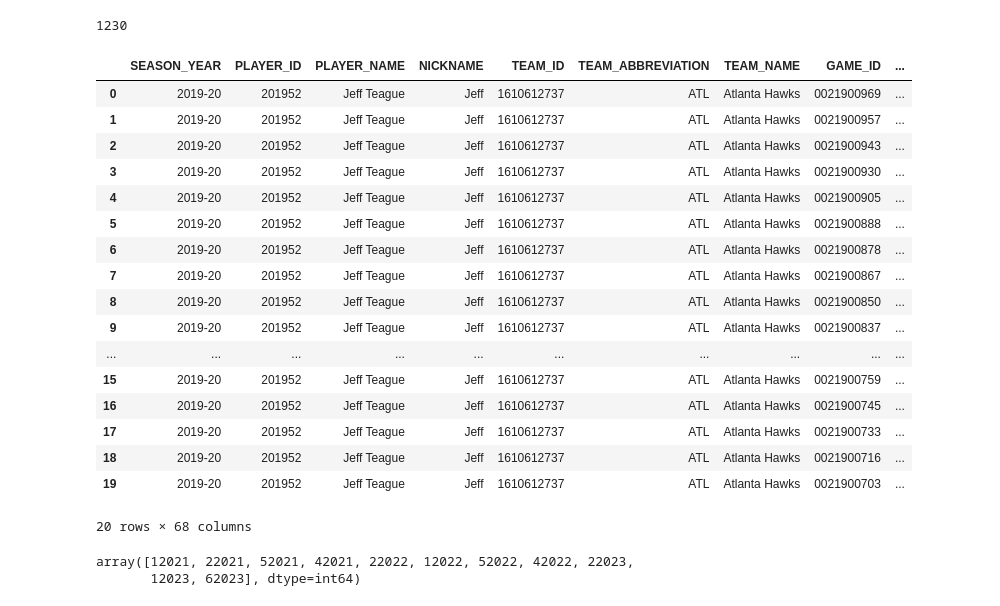
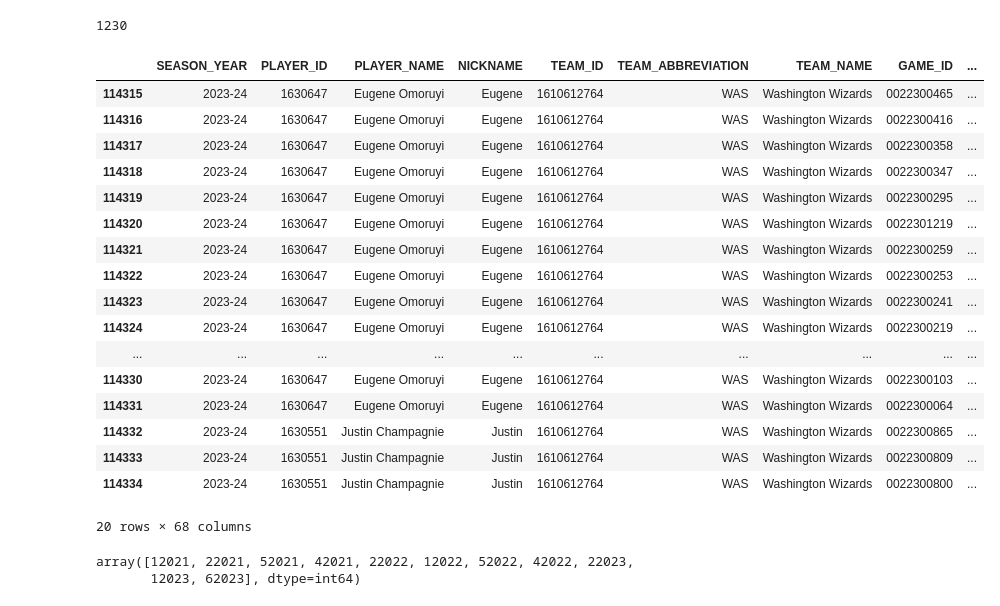
Before and after one commit to stevenworthington/sports_betting, a Jupyter notebook: code/data_processing/03i_Feature_Engineering_PlayerStats.ipynb, the cells around one changed output. Drawn from its saved outputs; the diff is of its cells as text; code cells hidden in the pictures.

```diff
--- a/code/data_processing/03i_Feature_Engineering_PlayerStats.ipynb
+++ b/code/data_processing/03i_Feature_Engineering_PlayerStats.ipynb
@@ -226,23 +210,23 @@ len(all_seasons_logs_df[all_seasons_logs_df['SEASON_YEAR'] == '2022-23']['GAME_I
 # %% [output]
 1230
 # %%
-all_seasons_logs_df.head(20)
+all_seasons_logs_df.tail(20)
 # %% [output]
 |  | SEASON_YEAR | PLAYER_ID | PLAYER_NAME | NICKNAME | TEAM_ID | TEAM_ABBREVIATION | TEAM_NAME | GAME_ID | ... |
-| 0 | 2019-20 | 201952 | Jeff Teague | Jeff | 1610612737 | ATL | Atlanta Hawks | 0021900969 | ... |
-| 1 | 2019-20 | 201952 | Jeff Teague | Jeff | 1610612737 | ATL | Atlanta Hawks | 0021900957 | ... |
-| 2 | 2019-20 | 201952 | Jeff Teague | Jeff | 1610612737 | ATL | Atlanta Hawks | 0021900943 | ... |
-| 3 | 2019-20 | 201952 | Jeff Teague | Jeff | 1610612737 | ATL | Atlanta Hawks | 0021900930 | ... |
-| 4 | 2019-20 | 201952 | Jeff Teague | Jeff | 1610612737 | ATL | Atlanta Hawks | 0021900905 | ... |
-| 5 | 2019-20 | 201952 | Jeff Teague | Jeff | 1610612737 | ATL | Atlanta Hawks | 0021900888 | ... |
-| 6 | 2019-20 | 201952 | Jeff Teague | Jeff | 1610612737 | ATL | Atlanta Hawks | 0021900878 | ... |
-| 7 | 2019-20 | 201952 | Jeff Teague | Jeff | 1610612737 | ATL | Atlanta Hawks | 0021900867 | ... |
-| 8 | 2019-20 | 201952 | Jeff Teague | Jeff | 1610612737 | ATL | Atlanta Hawks | 0021900850 | ... |
-| 9 | 2019-20 | 201952 | Jeff Teague | Jeff | 1610612737 | ATL | Atlanta Hawks | 0021900837 | ... |
+| 114315 | 2023-24 | 1630647 | Eugene Omoruyi | Eugene | 1610612764 | WAS | Washington Wizards | 0022300465 | ... |
+| 114316 | 2023-24 | 1630647 | Eugene Omoruyi | Eugene | 1610612764 | WAS | Washington Wizards | 0022300416 | ... |
+| 114317 | 2023-24 | 1630647 | Eugene Omoruyi | Eugene | 1610612764 | WAS | Washington Wizards | 0022300358 | ... |
+| 114318 | 2023-24 | 1630647 | Eugene Omoruyi | Eugene | 1610612764 | WAS | Washington Wizards | 0022300347 | ... |
+| 114319 | 2023-24 | 1630647 | Eugene Omoruyi | Eugene | 1610612764 | WAS | Washington Wizards | 0022300295 | ... |
+| 114320 | 2023-24 | 1630647 | Eugene Omoruyi | Eugene | 1610612764 | WAS | Washington Wizards | 0022301219 | ... |
+| 114321 | 2023-24 | 1630647 | Eugene Omoruyi | Eugene | 1610612764 | WAS | Washington Wizards | 0022300259 | ... |
+| 114322 | 2023-24 | 1630647 | Eugene Omoruyi | Eugene | 1610612764 | WAS | Washington Wizards | 0022300253 | ... |
+| 114323 | 2023-24 | 1630647 | Eugene Omoruyi | Eugene | 1610612764 | WAS | Washington Wizards | 0022300241 | ... |
+| 114324 | 2023-24 | 1630647 | Eugene Omoruyi | Eugene | 1610612764 | WAS | Washington Wizards | 0022300219 | ... |
 | ... | ... | ... | ... | ... | ... | ... | ... | ... | ... |
-| 15 | 2019-20 | 201952 | Jeff Teague | Jeff | 1610612737 | ATL | Atlanta Hawks | 0021900759 | ... |
-| 16 | 2019-20 | 201952 | Jeff Teague | Jeff | 1610612737 | ATL | Atlanta Hawks | 0021900745 | ... |
-| 17 | 2019-20 | 201952 | Jeff Teague | Jeff | 1610612737 | ATL | Atlanta Hawks | 0021900733 | ... |
-| 18 | 2019-20 | 201952 | Jeff Teague | Jeff | 1610612737 | ATL | Atlanta Hawks | 0021900716 | ... |
-| 19 | 2019-20 | 201952 | Jeff Teague | Jeff | 1610612737 | ATL | Atlanta Hawks | 0021900703 | ... |
+| 114330 | 2023-24 | 1630647 | Eugene Omoruyi | Eugene | 1610612764 | WAS | Washington Wizards | 0022300103 | ... |
+| 114331 | 2023-24 | 1630647 | Eugene Omoruyi | Eugene | 1610612764 | WAS | Washington Wizards | 0022300064 | ... |
+| 114332 | 2023-24 | 1630551 | Justin Champagnie | Justin | 1610612764 | WAS | Washington Wizards | 0022300865 | ... |
+| 114333 | 2023-24 | 1630551 | Justin Champagnie | Justin | 1610612764 | WAS | Washington Wizards | 0022300809 | ... |
+| 114334 | 2023-24 | 1630551 | Justin Champagnie | Justin | 1610612764 | WAS | Washington Wizards | 0022300800 | ... |
 20 rows × 68 columns
```
Also changed, not shown: parts of 35 cells of this notebook, 1 other file.
